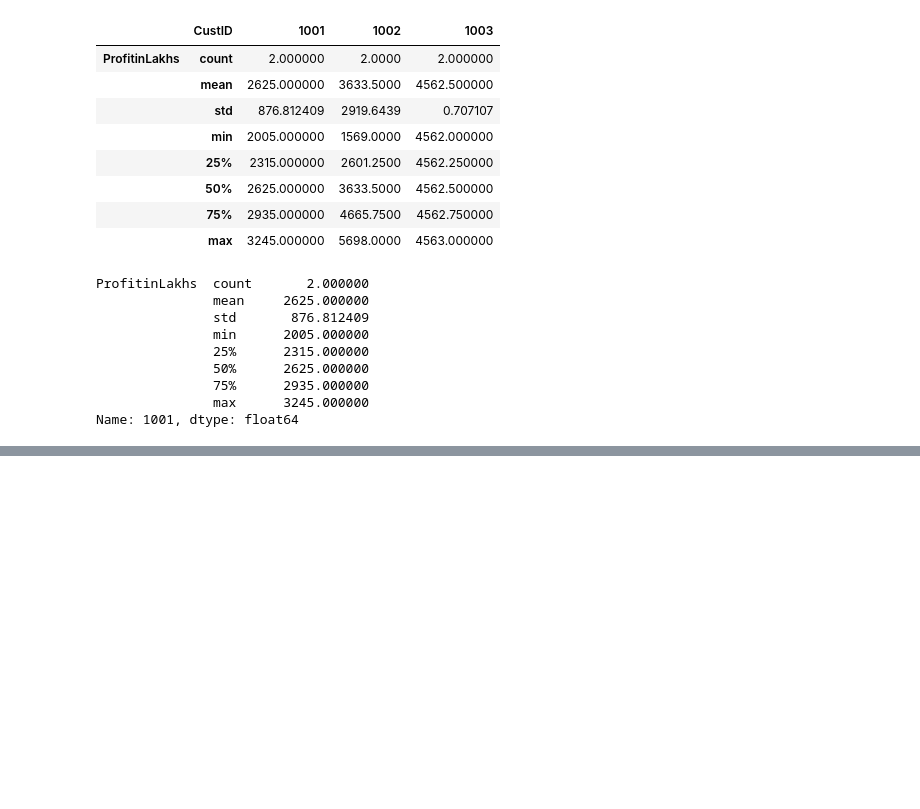
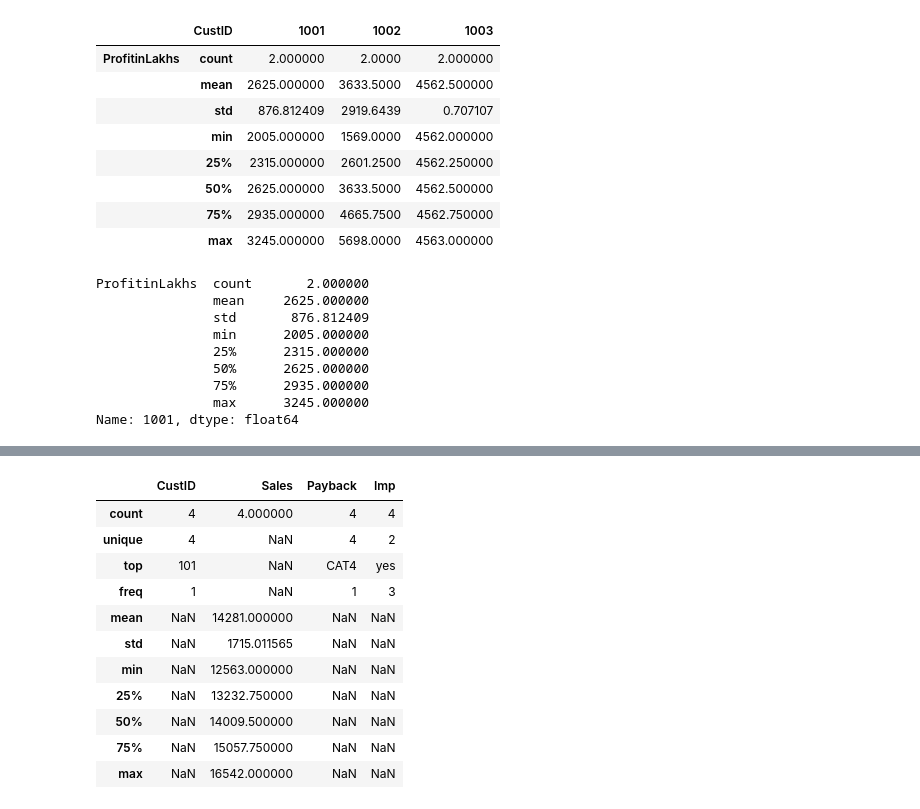
Before and after one commit to imhemantchaubey-zz/pandas-resources, a Jupyter notebook: pandas.ipynb, the cells around one changed output, grey strips where cells are left out. Drawn from its saved outputs; the diff is of its cells as text; code cells hidden in the pictures; blank space fills up the shorter version.

```diff
--- a/pandas.ipynb
+++ b/pandas.ipynb
@@ -650,0 +692,15 @@ Name: 1001, dtype: float64
+# %%
+data1.describe(include='all')
+# %% [output]
+|  | CustID | Sales | Payback | Imp |
+| count | 4 | 4.000000 | 4 | 4 |
+| unique | 4 | NaN | 4 | 2 |
+| top | 101 | NaN | CAT4 | yes |
+| freq | 1 | NaN | 1 | 3 |
+| mean | NaN | 14281.000000 | NaN | NaN |
+| std | NaN | 1715.011565 | NaN | NaN |
+| min | NaN | 12563.000000 | NaN | NaN |
+| 25% | NaN | 13232.750000 | NaN | NaN |
+| 50% | NaN | 14009.500000 | NaN | NaN |
+| 75% | NaN | 15057.750000 | NaN | NaN |
+| max | NaN | 16542.000000 | NaN | NaN |
```
Also changed, not shown: parts of 17 cells of this notebook.
